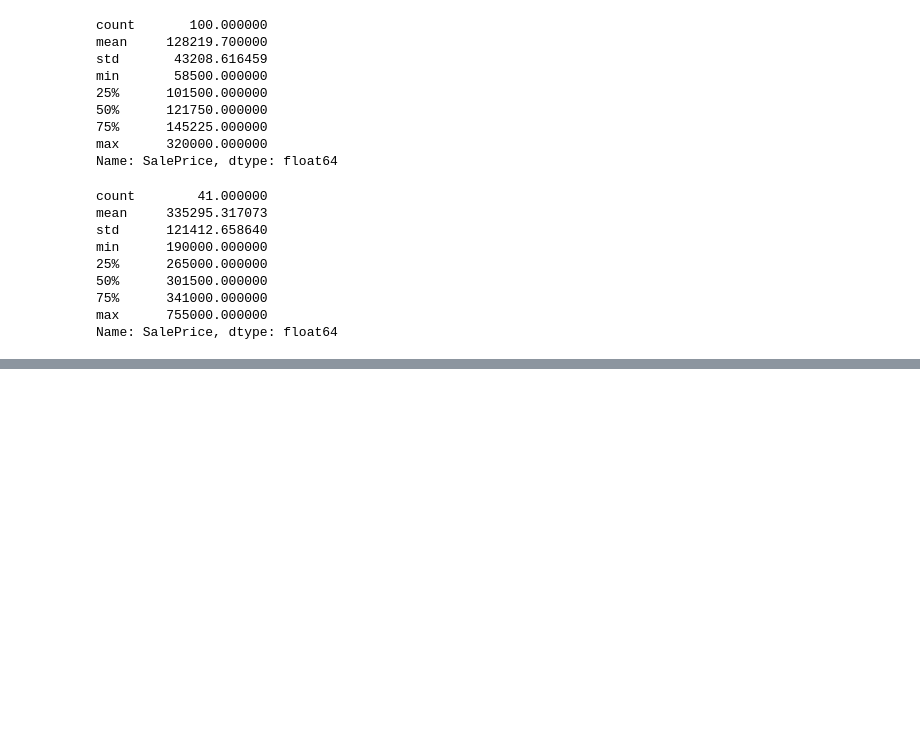
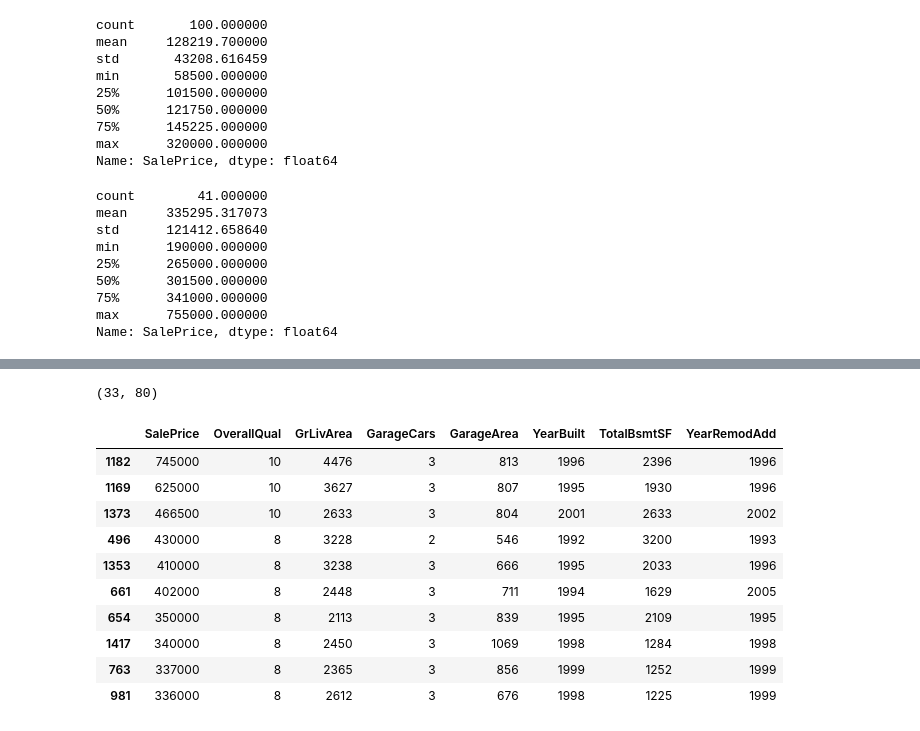
Before and after one commit to kogimurio/house_sales_prediction, a Jupyter notebook: saales_price_predictions.ipynb, the cells around one changed output, grey strips where cells are left out. Saved outputs shown, nothing was run; the diff lists cells and outputs as text; code cells hidden in the pictures; blank space fills up the shorter version.

```diff
--- a/saales_price_predictions.ipynb
+++ b/saales_price_predictions.ipynb
@@ -3606,0 +3963,26 @@ Name: SalePrice, dtype: float64
+# %%
+norridge_train = dataset.loc[
+    X_mixed_train_5.index
+]
+
+norridge_train = norridge_train[
+    norridge_train['Neighborhood'] == 'NoRidge'
+]
+
+norridge_train.shape
+# %% [output]
+(33, 80)
+# %%
+norridge_train.sort_values('SalePrice', ascending=False)[['SalePrice', 'OverallQual', 'GrLivArea', 'GarageCars', 'GarageArea', 'YearBuilt', 'TotalBsmtSF', 'YearRemodAdd']].head(10)
+# %% [output]
+|  | SalePrice | OverallQual | GrLivArea | GarageCars | GarageArea | YearBuilt | TotalBsmtSF | YearRemodAdd |
+| 1182 | 745000 | 10 | 4476 | 3 | 813 | 1996 | 2396 | 1996 |
+| 1169 | 625000 | 10 | 3627 | 3 | 807 | 1995 | 1930 | 1996 |
+| 1373 | 466500 | 10 | 2633 | 3 | 804 | 2001 | 2633 | 2002 |
+| 496 | 430000 | 8 | 3228 | 2 | 546 | 1992 | 3200 | 1993 |
+| 1353 | 410000 | 8 | 3238 | 3 | 666 | 1995 | 2033 | 1996 |
+| 661 | 402000 | 8 | 2448 | 3 | 711 | 1994 | 1629 | 2005 |
+| 654 | 350000 | 8 | 2113 | 3 | 839 | 1995 | 2109 | 1995 |
+| 1417 | 340000 | 8 | 2450 | 3 | 1069 | 1998 | 1284 | 1998 |
+| 763 | 337000 | 8 | 2365 | 3 | 856 | 1999 | 1252 | 1999 |
+| 981 | 336000 | 8 | 2612 | 3 | 676 | 1998 | 1225 | 1999 |
```
Also changed, not shown: parts of 61 cells of this notebook.
